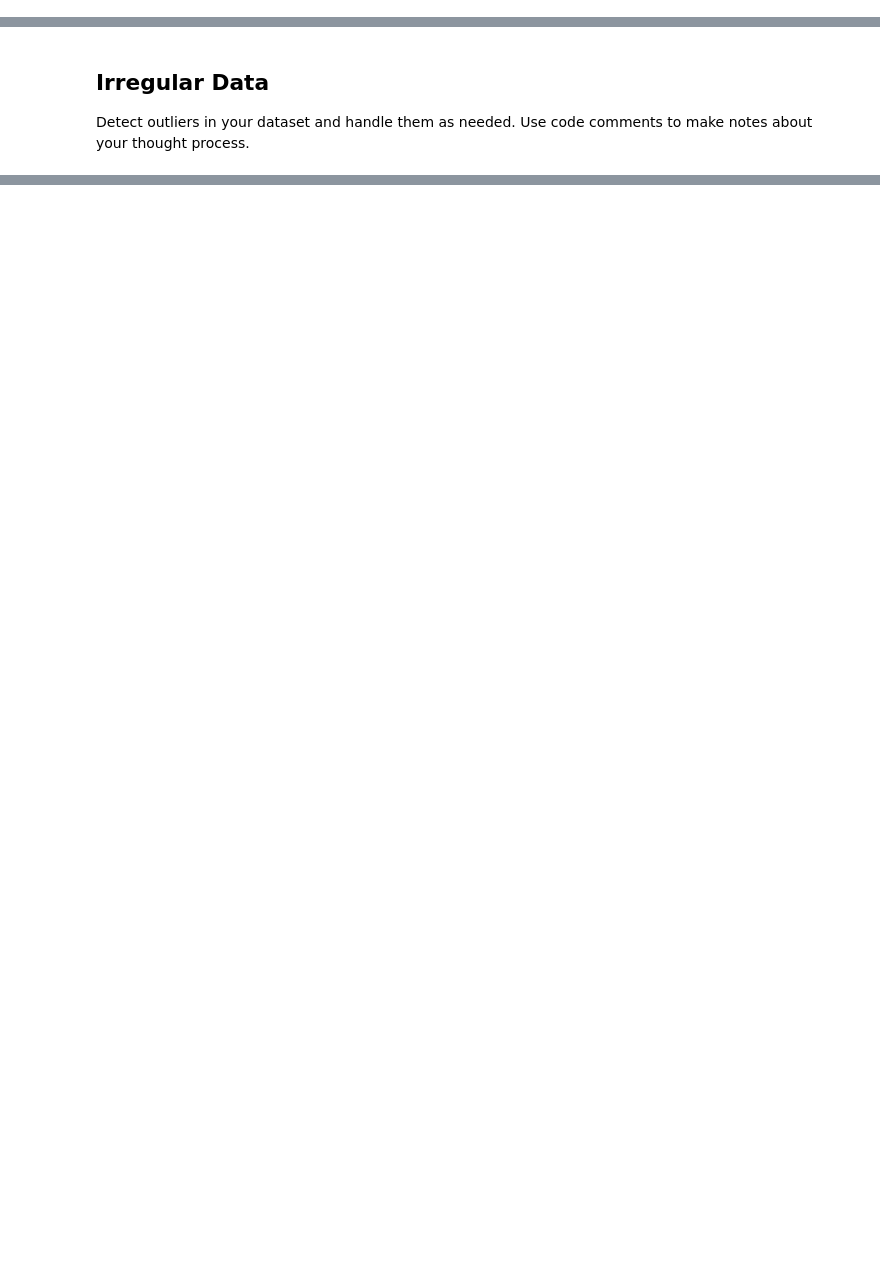
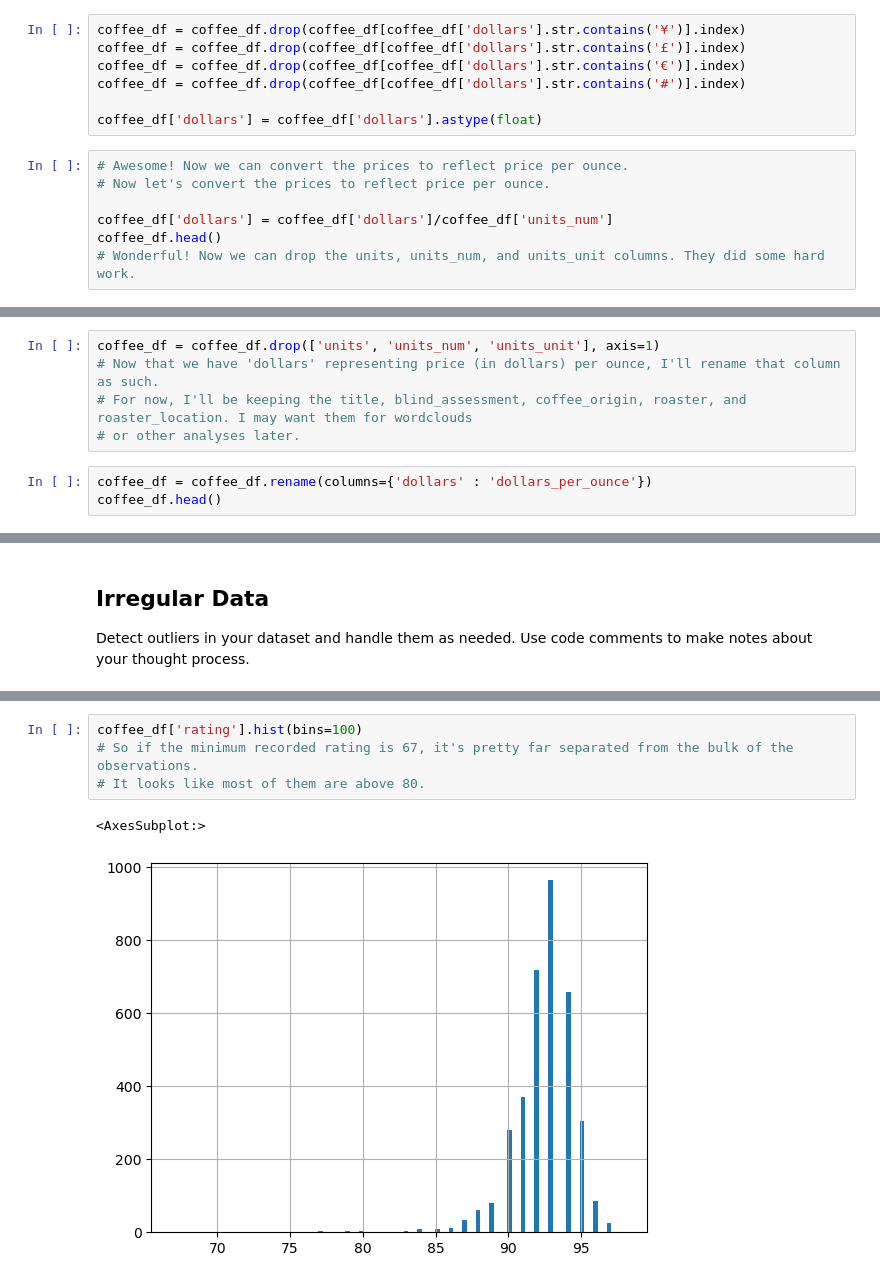
Before and after one commit to alexeherron/cleaning-data-checkpoint, a Jupyter notebook: checkpoint-three.ipynb, the cells around one changed output, grey strips where cells are left out. Drawn from its saved outputs; the diff is of its cells as text; blank space fills up the shorter version.

```diff
--- a/checkpoint-three.ipynb
+++ b/checkpoint-three.ipynb
@@ -516,0 +515,14 @@ dtype('O')
+# %%
+coffee_df = coffee_df.drop(coffee_df[coffee_df['dollars'].str.contains('¥')].index)
+coffee_df = coffee_df.drop(coffee_df[coffee_df['dollars'].str.contains('£')].index)
+coffee_df = coffee_df.drop(coffee_df[coffee_df['dollars'].str.contains('€')].index)
+coffee_df = coffee_df.drop(coffee_df[coffee_df['dollars'].str.contains('#')].index)
+
+coffee_df['dollars'] = coffee_df['dollars'].astype(float)
+# %%
+# Awesome! Now we can convert the prices to reflect price per ounce.
+# Now let's convert the prices to reflect price per ounce.
+
+coffee_df['dollars'] = coffee_df['dollars']/coffee_df['units_num']
+coffee_df.head()
+# Wonderful! Now we can drop the units, units_num, and units_unit columns. They did some hard work.
@@ -516,0 +536,8 @@ dtype('O')
+# %%
+coffee_df = coffee_df.drop(['units', 'units_num', 'units_unit'], axis=1)
+# Now that we have 'dollars' representing price (in dollars) per ounce, I'll rename that column as such.
+# For now, I'll be keeping the title, blind_assessment, coffee_origin, roaster, and roaster_location. I may want them for wordclouds
+# or other analyses later.
+# %%
+coffee_df = coffee_df.rename(columns={'dollars' : 'dollars_per_ounce'})
+coffee_df.head()
@@ -532,0 +569,7 @@ coffee_df.describe()
+# %%
+coffee_df['rating'].hist(bins=100)
+# So if the minimum recorded rating is 67, it's pretty far separated from the bulk of the observations.
+# It looks like most of them are above 80.
+# %% [output]
+<AxesSubplot:>
+[figure, added]
```
Also changed, not shown: parts of 62 cells of this notebook.
